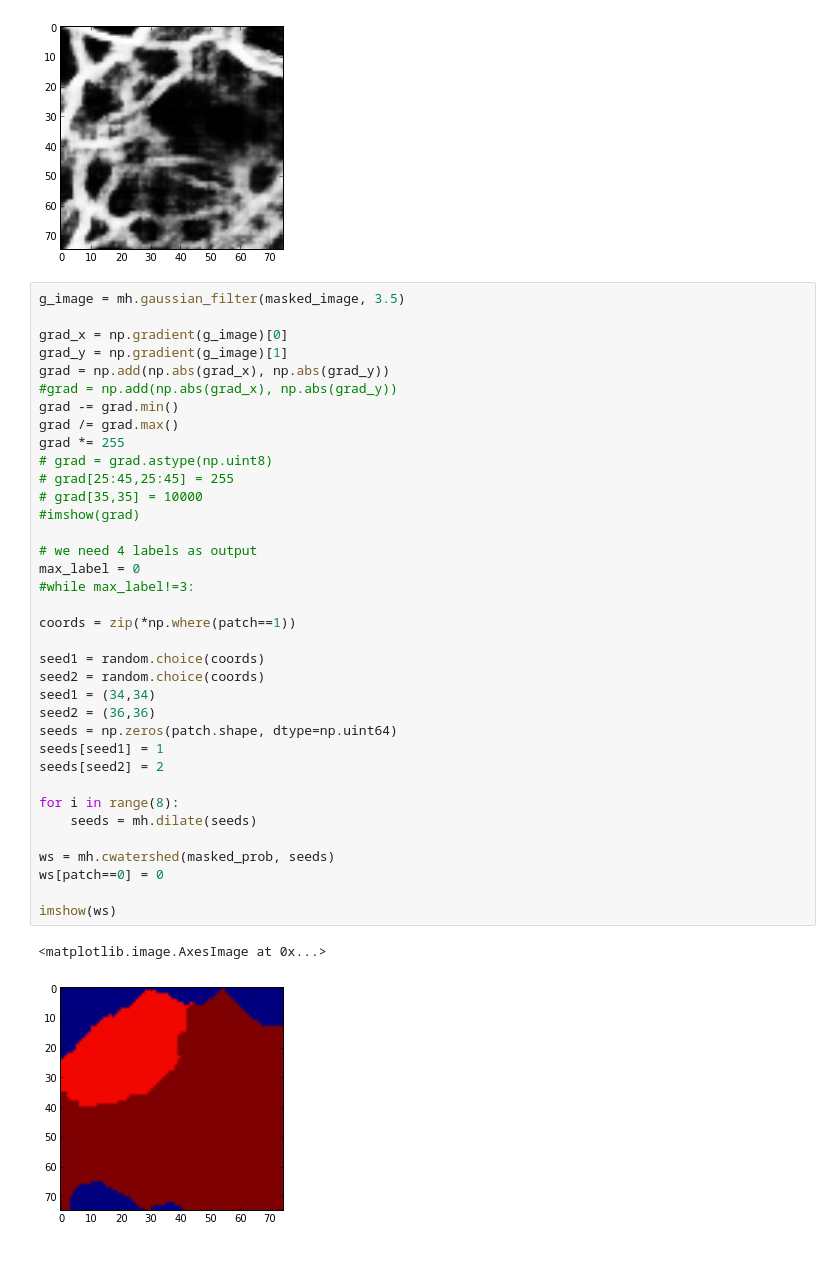
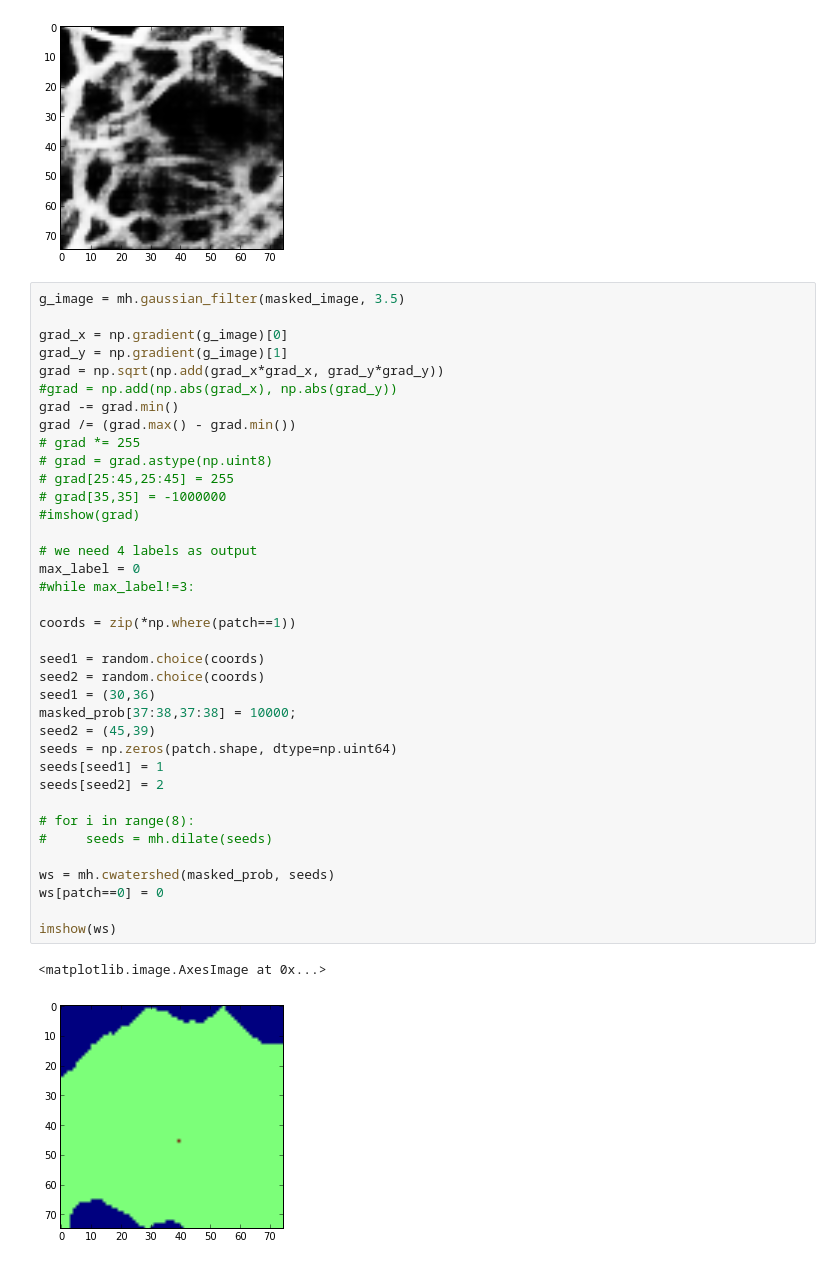
Before and after one commit to VCG/em-quality-metric, a Jupyter notebook: Code/create_merge_splits.ipynb, the cells around one changed output. Drawn from its saved outputs; the diff is of its cells as text.

```diff
--- a/Code/create_merge_splits.ipynb
+++ b/Code/create_merge_splits.ipynb
@@ -108,39 +108,40 @@ imshow(masked_prob, cmap='gray')
 # %%
 g_image = mh.gaussian_filter(masked_image, 3.5)
 
 grad_x = np.gradient(g_image)[0]
 grad_y = np.gradient(g_image)[1]
-grad = np.add(np.abs(grad_x), np.abs(grad_y))
+grad = np.sqrt(np.add(grad_x*grad_x, grad_y*grad_y))
 #grad = np.add(np.abs(grad_x), np.abs(grad_y))
 grad -= grad.min()
-grad /= grad.max()
-grad *= 255
+grad /= (grad.max() - grad.min())
+# grad *= 255
 # grad = grad.astype(np.uint8)
 # grad[25:45,25:45] = 255
-# grad[35,35] = 10000
+# grad[35,35] = -1000000
 #imshow(grad)
 
 # we need 4 labels as output
 max_label = 0
 #while max_label!=3:
 
 coords = zip(*np.where(patch==1))
 
 seed1 = random.choice(coords)
 seed2 = random.choice(coords)
-seed1 = (34,34)
-seed2 = (36,36)
+seed1 = (30,36)
+masked_prob[37:38,37:38] = 10000;
+seed2 = (45,39)
 seeds = np.zeros(patch.shape, dtype=np.uint64)
 seeds[seed1] = 1
 seeds[seed2] = 2
 
-for i in range(8):
-    seeds = mh.dilate(seeds)
+# for i in range(8):
+#     seeds = mh.dilate(seeds)
 
 ws = mh.cwatershed(masked_prob, seeds)
 ws[patch==0] = 0
 
 imshow(ws)
 # %% [output]
 <matplotlib.image.AxesImage at 0x...>
-[figure, old version]
+[figure, new version]
```
Also changed, not shown: parts of 3 cells of this notebook, 2 other files.
